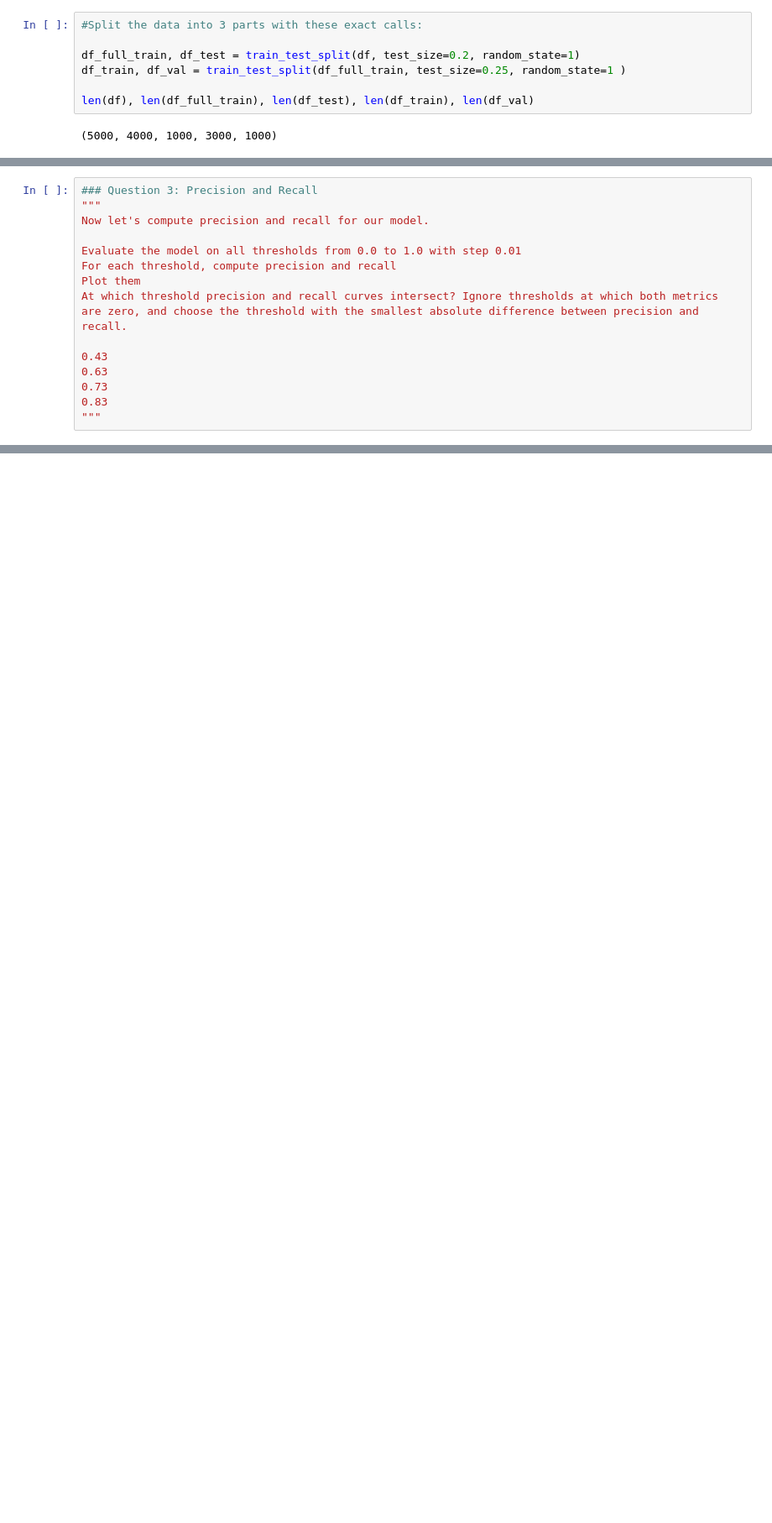
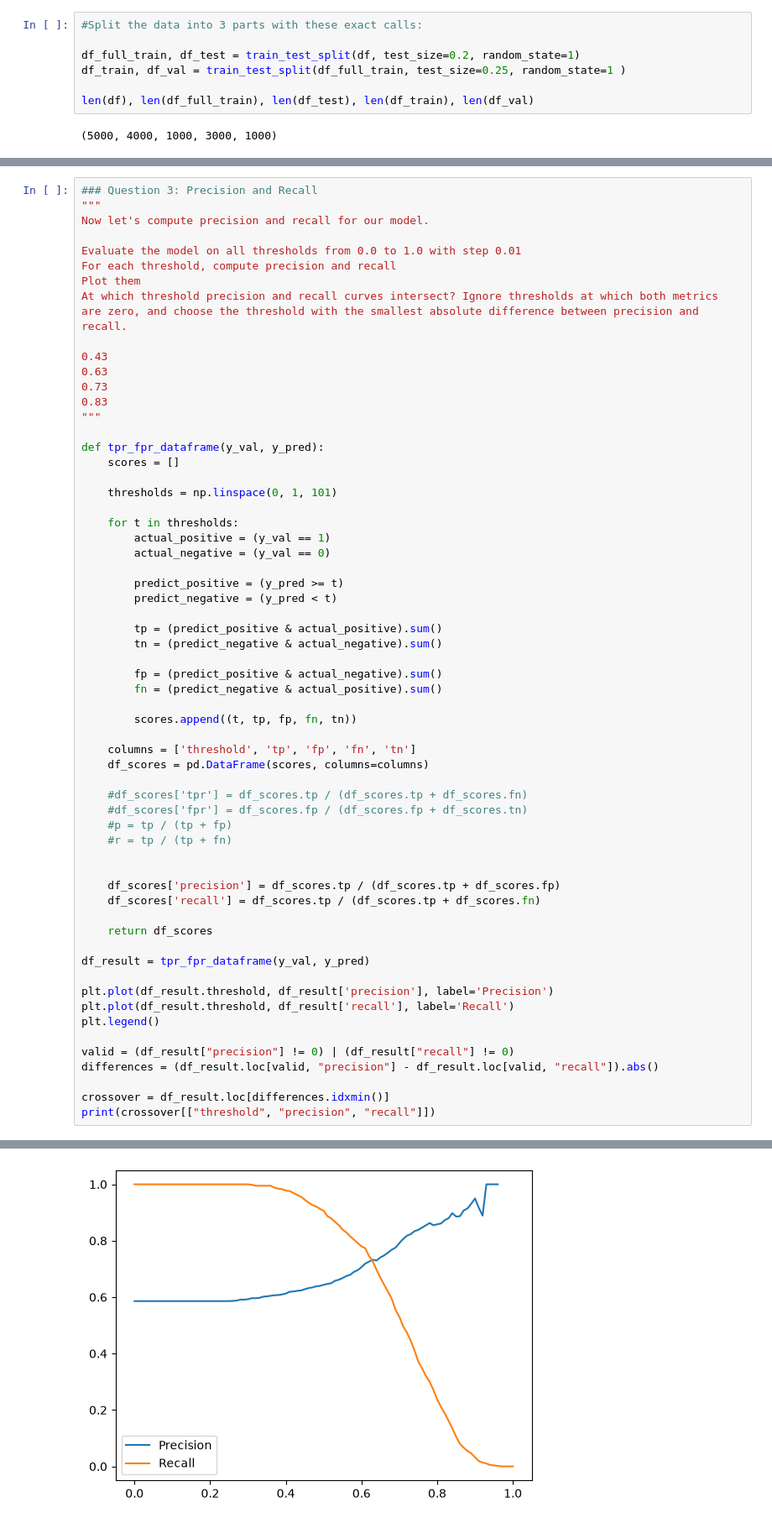
Before and after one commit to vinodnagarelearn/machine-learning-zoomcamp-homework, a Jupyter notebook: 04-evaluation/homework.ipynb, the cells around one changed output, grey strips where cells are left out. Shown at 84% size. Cells and saved outputs as stored; diff of their text form; blank space fills up the shorter version.

```diff
--- a/04-evaluation/homework.ipynb
+++ b/04-evaluation/homework.ipynb
@@ -149,4 +211,50 @@ At which threshold precision and recall curves intersect? Ignore thresholds at w
 0.73
 0.83
 """
+
+def tpr_fpr_dataframe(y_val, y_pred):
+    scores = []
+
+    thresholds = np.linspace(0, 1, 101)
+
+    for t in thresholds:
+        actual_positive = (y_val == 1)
+        actual_negative = (y_val == 0)
+
+        predict_positive = (y_pred >= t)
+        predict_negative = (y_pred < t)
+
+        tp = (predict_positive & actual_positive).sum()
+        tn = (predict_negative & actual_negative).sum()
+
+        fp = (predict_positive & actual_negative).sum()
+        fn = (predict_negative & actual_positive).sum()
+
+        scores.append((t, tp, fp, fn, tn))
+
+    columns = ['threshold', 'tp', 'fp', 'fn', 'tn']
+    df_scores = pd.DataFrame(scores, columns=columns)
+
+    #df_scores['tpr'] = df_scores.tp / (df_scores.tp + df_scores.fn)
+    #df_scores['fpr'] = df_scores.fp / (df_scores.fp + df_scores.tn)
+    #p = tp / (tp + fp)
+    #r = tp / (tp + fn)
+
+
+    df_scores['precision'] = df_scores.tp / (df_scores.tp + df_scores.fp)
+    df_scores['recall'] = df_scores.tp / (df_scores.tp + df_scores.fn)
+
+    return df_scores
+
+df_result = tpr_fpr_dataframe(y_val, y_pred)
+
+plt.plot(df_result.threshold, df_result['precision'], label='Precision')
+plt.plot(df_result.threshold, df_result['recall'], label='Recall')
+plt.legend()
+
+valid = (df_result["precision"] != 0) | (df_result["recall"] != 0)
+differences = (df_result.loc[valid, "precision"] - df_result.loc[valid, "recall"]).abs()
+
+crossover = df_result.loc[differences.idxmin()]
+print(crossover[["threshold", "precision", "recall"]])
 # %% [output]
@@ -154,3 +265,4 @@ At which threshold precision and recall curves intersect? Ignore thresholds at w
+[figure, added]
 # %%
 ### Question 4: F1 score
 """
```
Also changed, not shown: parts of 5 cells of this notebook.
